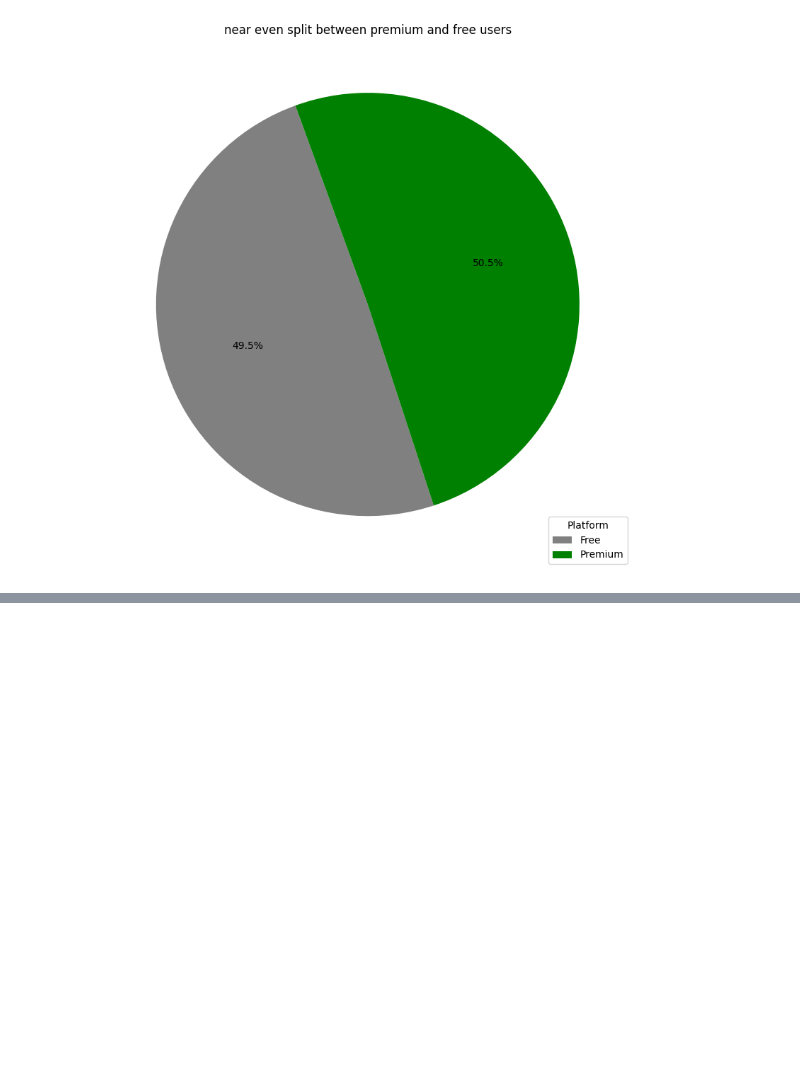
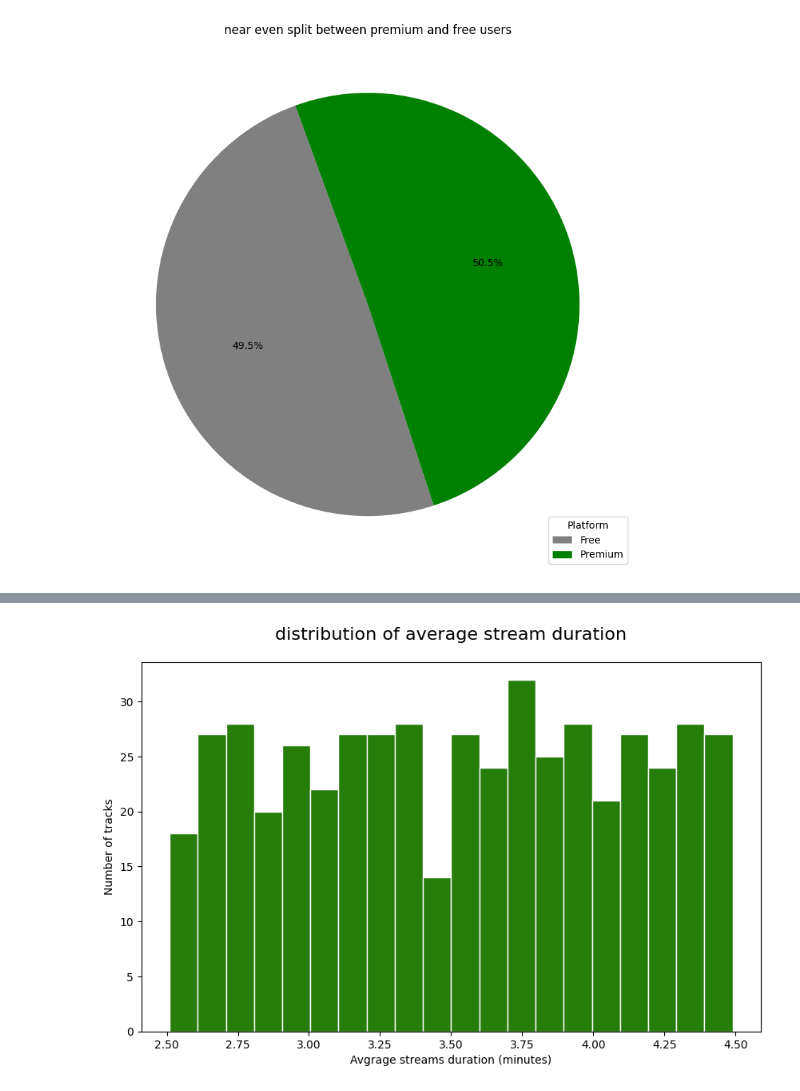
Before and after one commit to LJ-Johnson/learning_plots, a Jupyter notebook: notebook/visualization_practice.ipynb, the cells around one changed output, grey strips where cells are left out. Saved outputs shown, nothing was run; the diff lists cells and outputs as text; code cells hidden in the pictures; blank space fills up the shorter version.

```diff
--- a/notebook/visualization_practice.ipynb
+++ b/notebook/visualization_practice.ipynb
@@ -347,0 +353,16 @@ plt.show()
+# %%
+plt.figure(figsize=(10.,6))
+plt.hist(
+    spotify_df["Avg Stream Duration (Min)"],
+    bins=20,
+    color = "#277d0a",
+    edgecolor= "white"
+
+)
+
+plt.xlabel("Avgrage streams duration (minutes)")
+plt.ylabel("Number of tracks")
+plt.title("distribution of average stream duration", fontsize=16, pad=20)
+plt.show()
+# %% [output]
+[figure, added]
```
Also changed, not shown: parts of 1 cell of this notebook.
